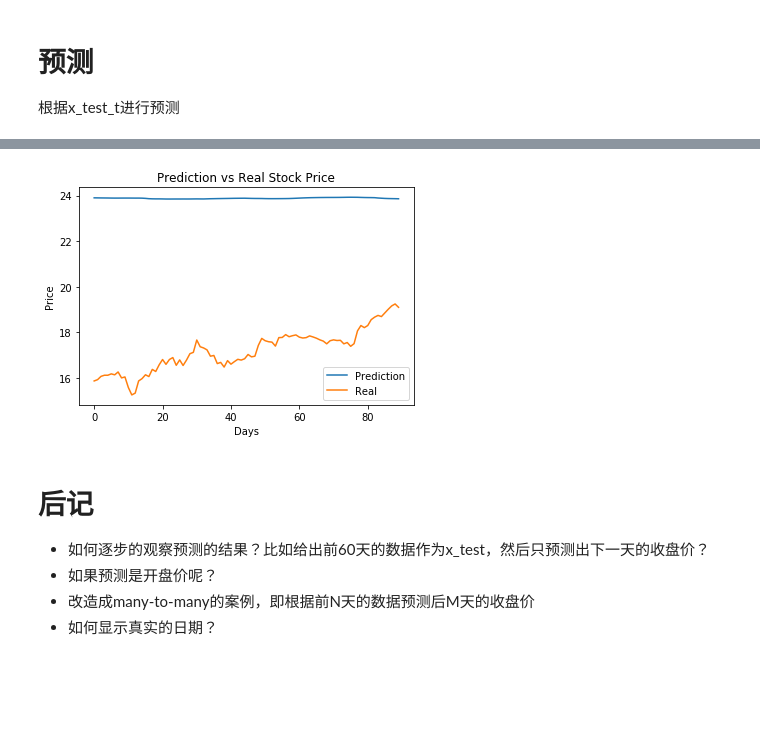
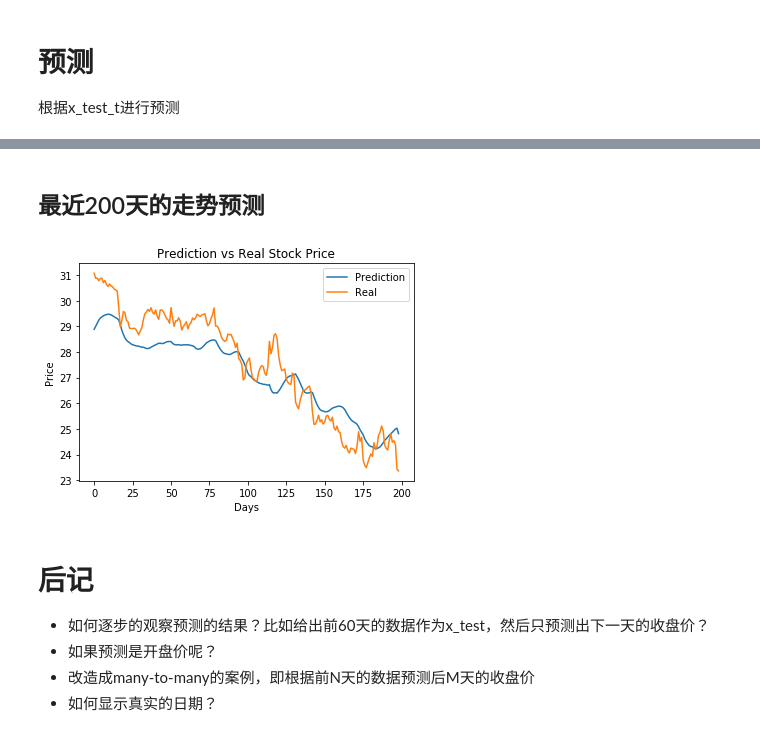
Before and after one commit to subaochen/subaochen.github.io, a Jupyter notebook: resources/stock-pred-rnn-tf1.ipynb, the cells around one changed output, grey strips where cells are left out. Cells and saved outputs as stored; diff of their text form; code cells hidden in the pictures; blank space fills up the shorter version.

```diff
--- a/resources/stock-pred-rnn-tf1.ipynb
+++ b/resources/stock-pred-rnn-tf1.ipynb
@@ -331,10 +342,12 @@ program completed  7.0 minutes :  23.0 seconds
 <Figure size 432x288 with 0 Axes>
-# %%
-y_pred_90 = y_pred_org[:90]
-y_test_t_90 = y_test_t_org[:90]
-plot_pred(y_pred_90,y_test_t_90)
-# %% [output]
-[figure, removed]
+# %% [markdown]
+## 最近200天的走势预测
+# %%
+y_pred_200 = y_pred_org[-200:-1]
+y_test_t_200 = y_test_t_org[-200:-1]
+plot_pred(y_pred_200,y_test_t_200)
+# %% [output]
+[figure, added]
 # %% [markdown]
 # 后记
 
```
Also changed, not shown: parts of 7 cells of this notebook, 7 other files.
